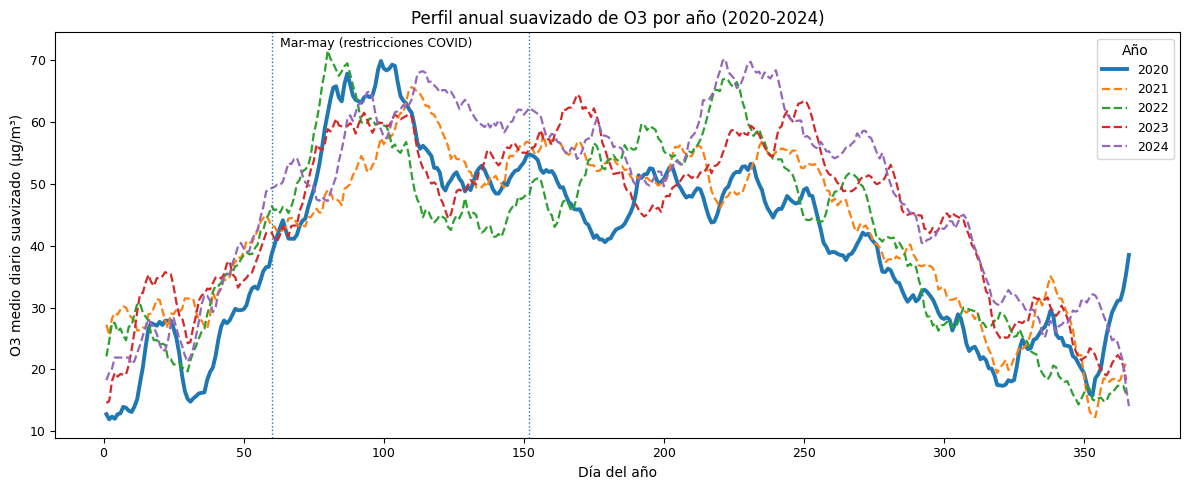
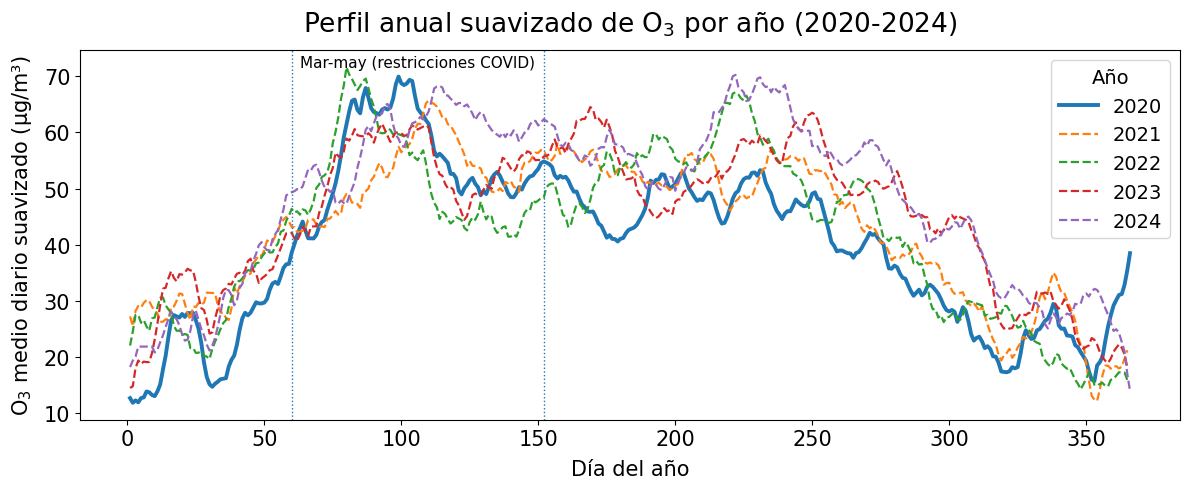
The notebook cell's code change between the first figure and the second:
--- before
+++ after
@@ -52,11 +52,12 @@
     va="top",
     ha="left",
-    fontsize=9,
+    fontsize=11,
 )
 
-ax.set_title("Perfil anual suavizado de O3 por año (2020-2024)")
-ax.set_xlabel("Día del año")
-ax.set_ylabel("O3 medio diario suavizado (µg/m³)")
-ax.legend(title="Año")
+ax.set_title(r"Perfil anual suavizado de $\mathrm{O}_3$ por año (2020-2024)", fontsize = 19, pad = 14)
+ax.set_xlabel("Día del año", fontsize = 15, labelpad = 7)
+ax.set_ylabel(r"$\mathrm{O}_3$ medio diario suavizado (µg/m³)", fontsize = 15, labelpad = 7)
+ax.legend(title="Año", fontsize = 14, title_fontsize = 14)
+ax.tick_params(labelsize = 15)
 
 fig.tight_layout()

Commit: Changes